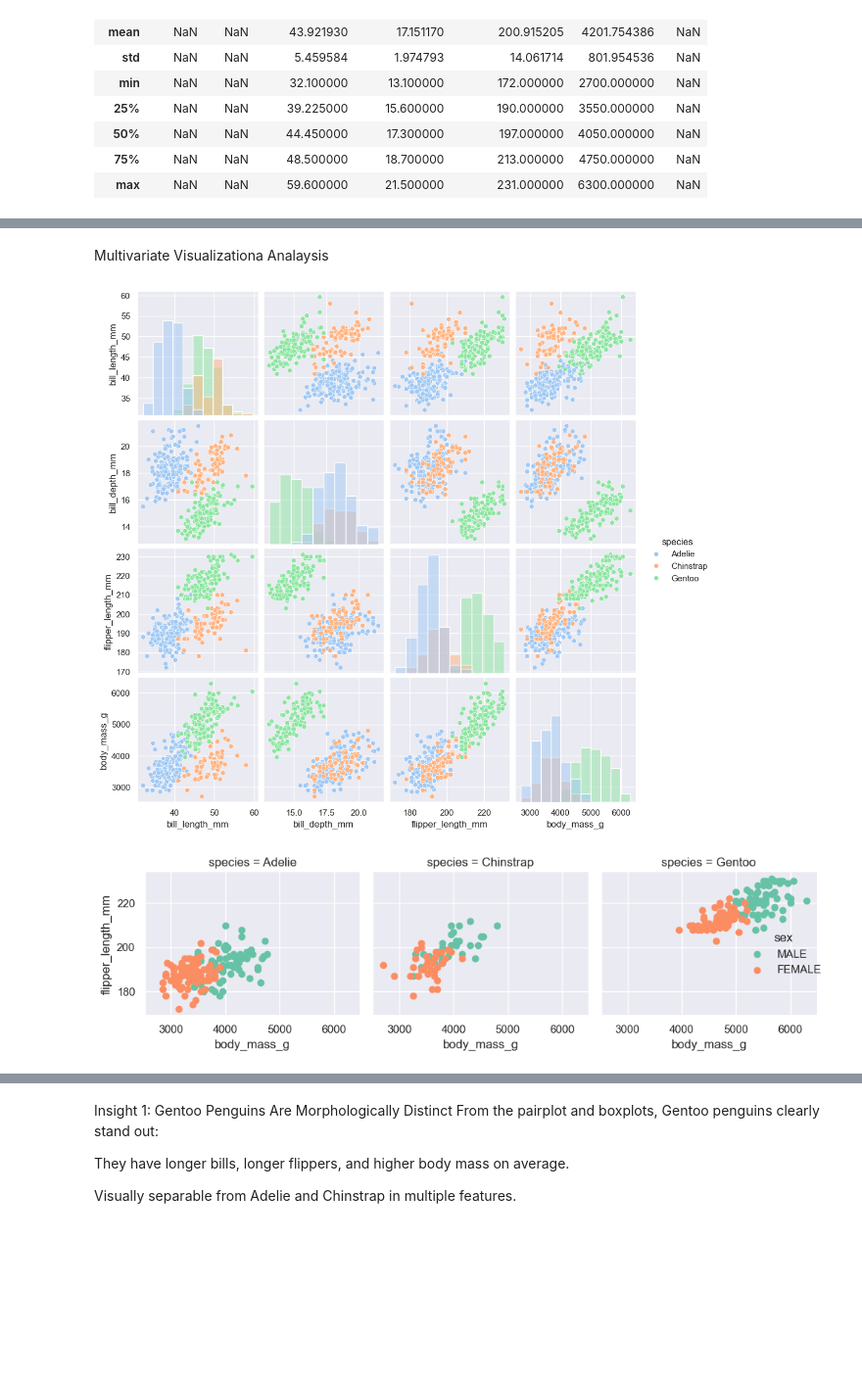
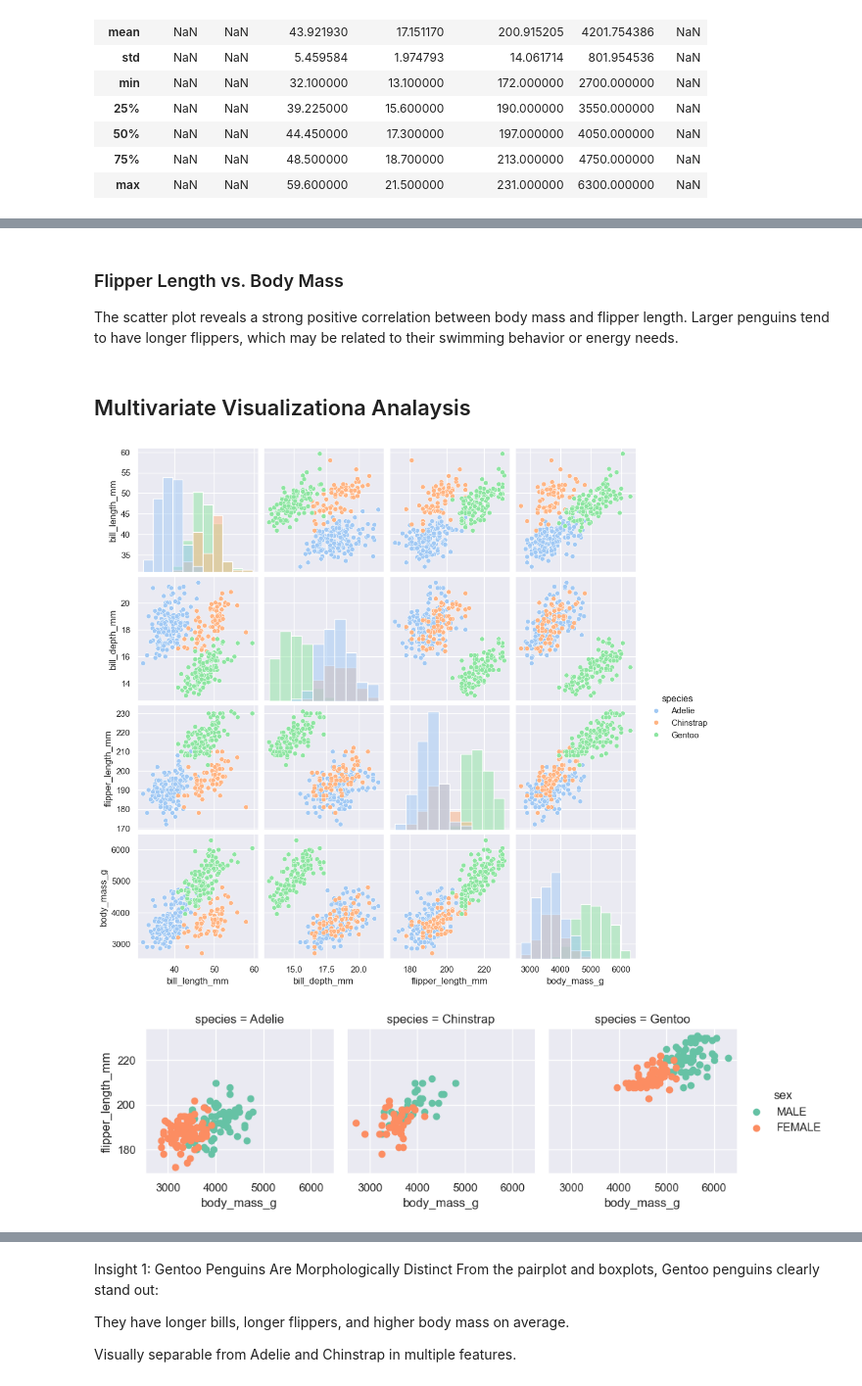
Before and after one commit to harinakhati/penguinsdatasets_visualization, a Jupyter notebook: Penguins.ipynb, the cells around one changed output, grey strips where cells are left out. Shown at 98% size. Cells and saved outputs as stored; diff of their text form; code cells hidden in the pictures; blank space fills up the shorter version.

```diff
--- a/Penguins.ipynb
+++ b/Penguins.ipynb
@@ -149,20 +265,21 @@ plt.show()
+# %% [markdown]
+###  Flipper Length vs. Body Mass
+
+The scatter plot reveals a strong positive correlation between body mass and flipper length. Larger penguins tend to have longer flippers, which may be related to their swimming behavior or energy needs.
 # %% [markdown]
-Multivariate Visualizationa Analaysis
+## Multivariate Visualizationa Analaysis
 # %%
-#Drop rows with missing values for acurate mutivariate visualizations
+# Drop rows with missing values for accurate multivariate visualizations
 df.dropna(inplace=True)
 
-#Pairplot colored by species
+# Pairplot colored by species
 sns.pairplot(data=df, hue='species', diag_kind='hist', palette='pastel')
+plt.show()
 
-
-#FacetGrid: Body Mass vs. Flipper length split by Sex and Species
-sns.FacetGrid(data=df, col='species', hue='sex', palette='Set2').map(plt.scatter, 'body_mass_g', 'flipper_length_mm').add_legend()
-
-
-#Plotting all the histogram
-plt.tight_layout()
+# FacetGrid: Body Mass vs. Flipper length split by Sex and Species
+g = sns.FacetGrid(data=df, col='species', hue='sex', palette='Set2')
+g.map(plt.scatter, 'body_mass_g', 'flipper_length_mm').add_legend()
 plt.show()
 # %% [output]
 [figure]
-[figure, old version]
+[figure, new version]
```
Also changed, not shown: parts of 30 cells of this notebook.
